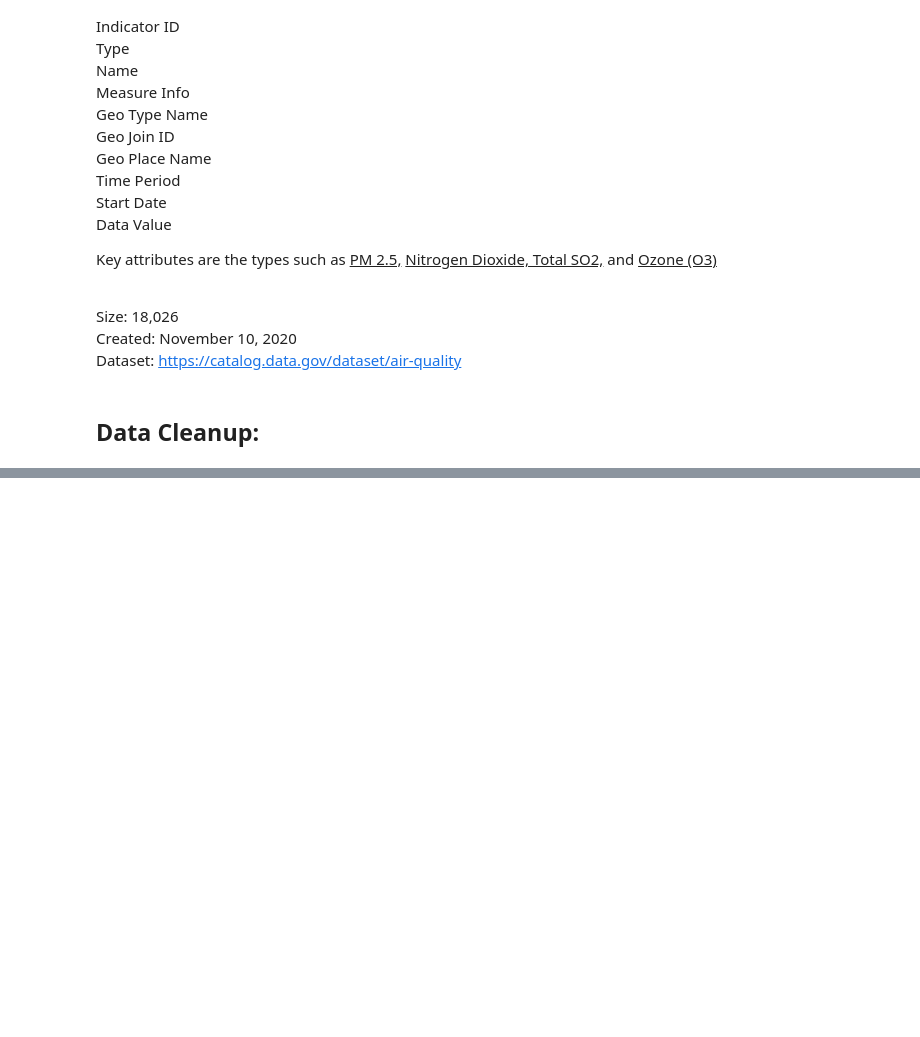
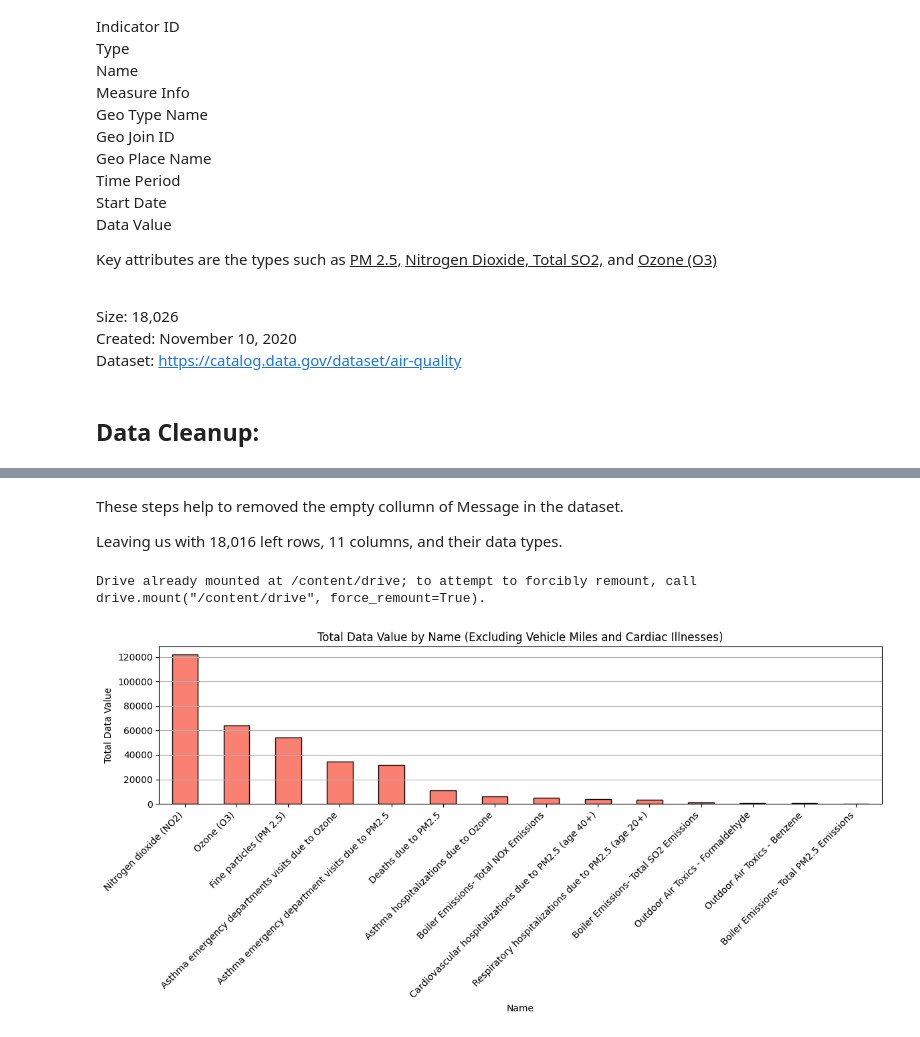
Before and after one commit to ipark3/Hank-Ian, a Jupyter notebook: GitHub Project/dataset/code/Final.ipynb, the cells around one changed output, grey strips where cells are left out. Drawn from its saved outputs; the diff is of its cells as text; code cells hidden in the pictures; blank space fills up the shorter version.

```diff
--- a/GitHub Project/dataset/code/Final.ipynb
+++ b/GitHub Project/dataset/code/Final.ipynb
@@ -59,0 +79,37 @@ print("Cleaned data saved as 'Cleaned_Air_Quality.csv'")
+# %% [markdown]
+These steps help to removed the empty collumn of Message in the dataset.
+
+Leaving us with 18,016 left rows, 11 columns, and their data types.
+# %%
+# Import necessary libraries
+import pandas as pd
+import matplotlib.pyplot as plt
+from google.colab import drive
+
+# Mount Google Drive
+drive.mount('/content/drive')
+
+# Load the dataset (update the file path as needed)
+file_path = '/content/drive/MyDrive/Personal/Cleaned_Air_Quality.csv'
+df = pd.read_csv(file_path)
+
+
+# Step 1: Filter out rows related to vehicle miles and cardiac illnesses
+filtered_df = df[~df['Name'].str.contains('vehicle miles|Cardiac', case=False, na=False)]
+
+# Step 2: Group the filtered data by 'Name' and sum up the 'Data Value'
+filtered_name_grouped = filtered_df.groupby('Name')['Data Value'].sum().sort_values(ascending=False)
+
+# Step 3: Plot the filtered grouped bar graph
+plt.figure(figsize=(12, 6))
+filtered_name_grouped.plot(kind='bar', color='salmon', edgecolor='black')
+plt.title('Total Data Value by Name (Excluding Vehicle Miles and Cardiac Illnesses)')
+plt.xlabel('Name')
+plt.ylabel('Total Data Value')
+plt.xticks(rotation=45, ha='right')
+plt.grid(axis='y')
+plt.tight_layout()
+plt.show()
+# %% [output]
+Drive already mounted at /content/drive; to attempt to forcibly remount, call drive.mount("/content/drive", force_remount=True).
+[figure, added]
```
Also changed, not shown: parts of 1 cell of this notebook.
